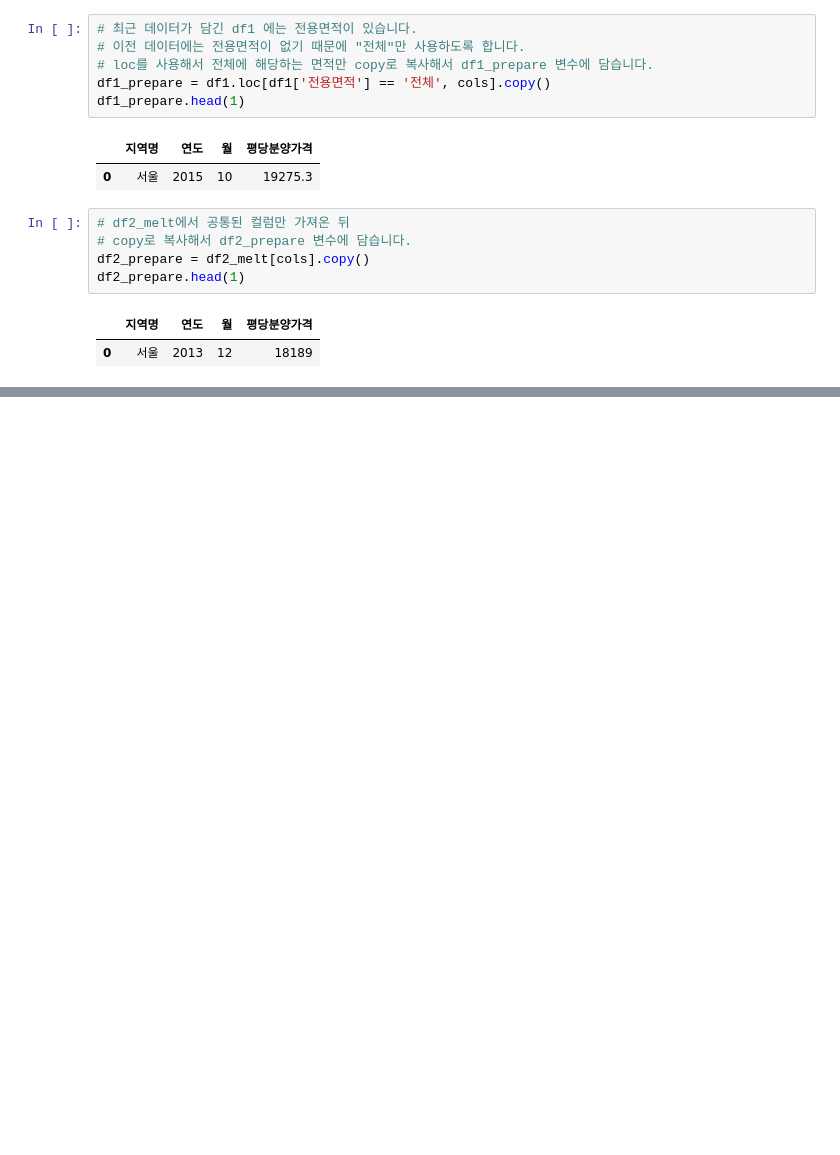
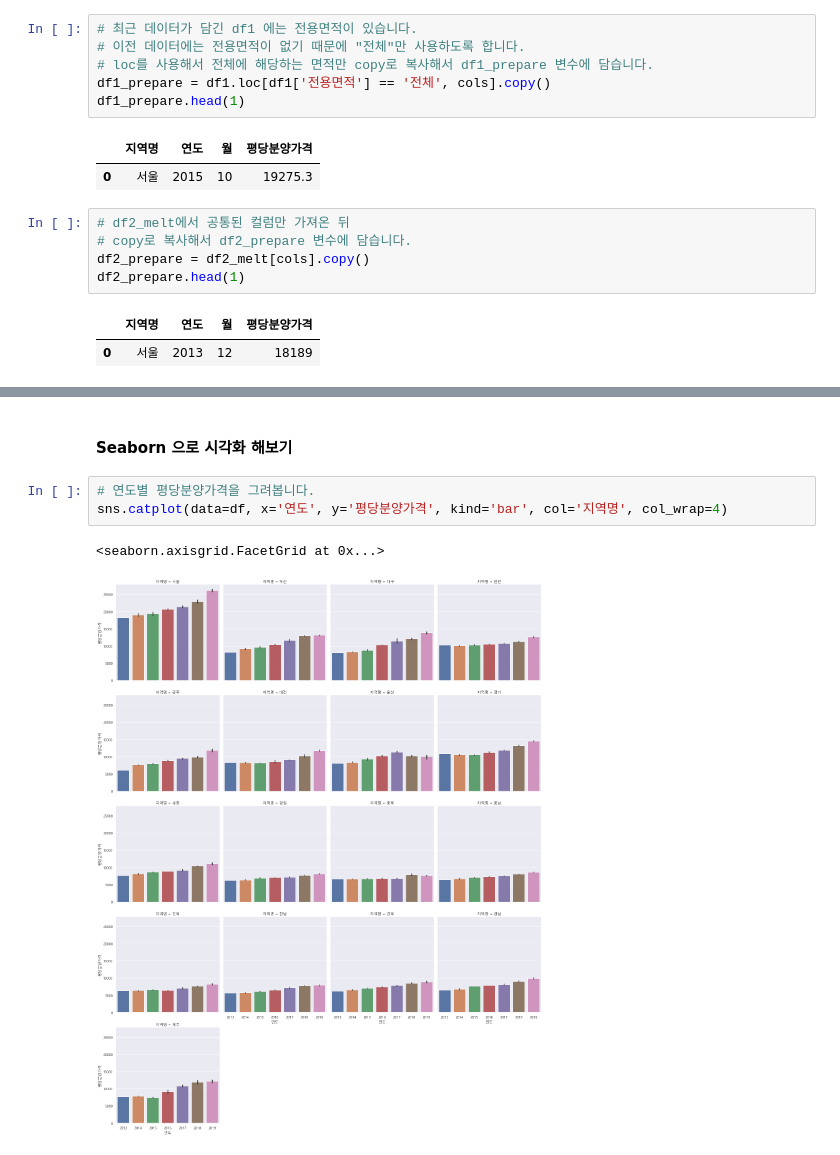
Before and after one commit to winwin-jang-gu/APT_price, a Jupyter notebook: project/apt.ipynb, the cells around one changed output, grey strips where cells are left out. Cells and saved outputs as stored; diff of their text form; blank space fills up the shorter version.

```diff
--- a/project/apt.ipynb
+++ b/project/apt.ipynb
@@ -609,0 +714,8 @@ df2_prepare.head(1)
+# %% [markdown]
+#### Seaborn 으로 시각화 해보기
+# %%
+# 연도별 평당분양가격을 그려봅니다.
+sns.catplot(data=df, x='연도', y='평당분양가격', kind='bar', col='지역명', col_wrap=4)
+# %% [output]
+<seaborn.axisgrid.FacetGrid at 0x...>
+[figure, added]
```
Also changed, not shown: parts of 32 cells of this notebook, 1 other file.
